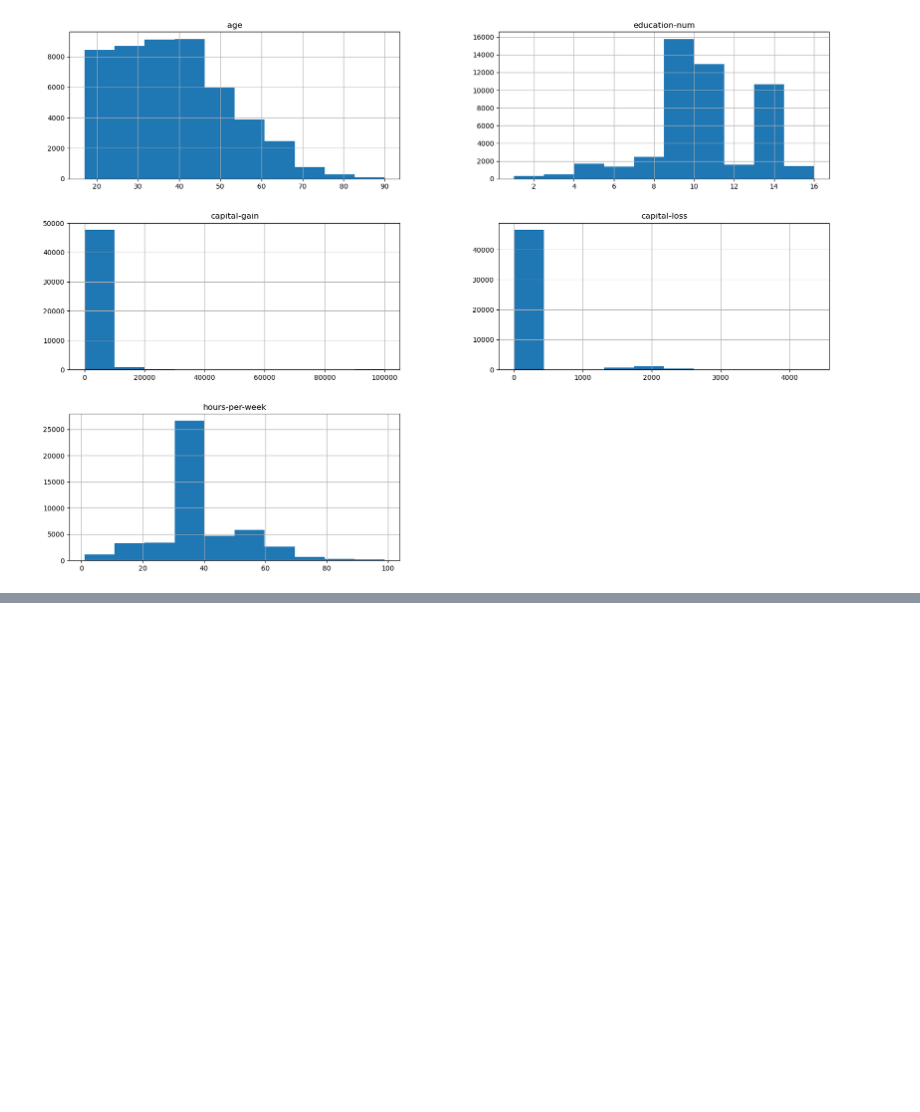
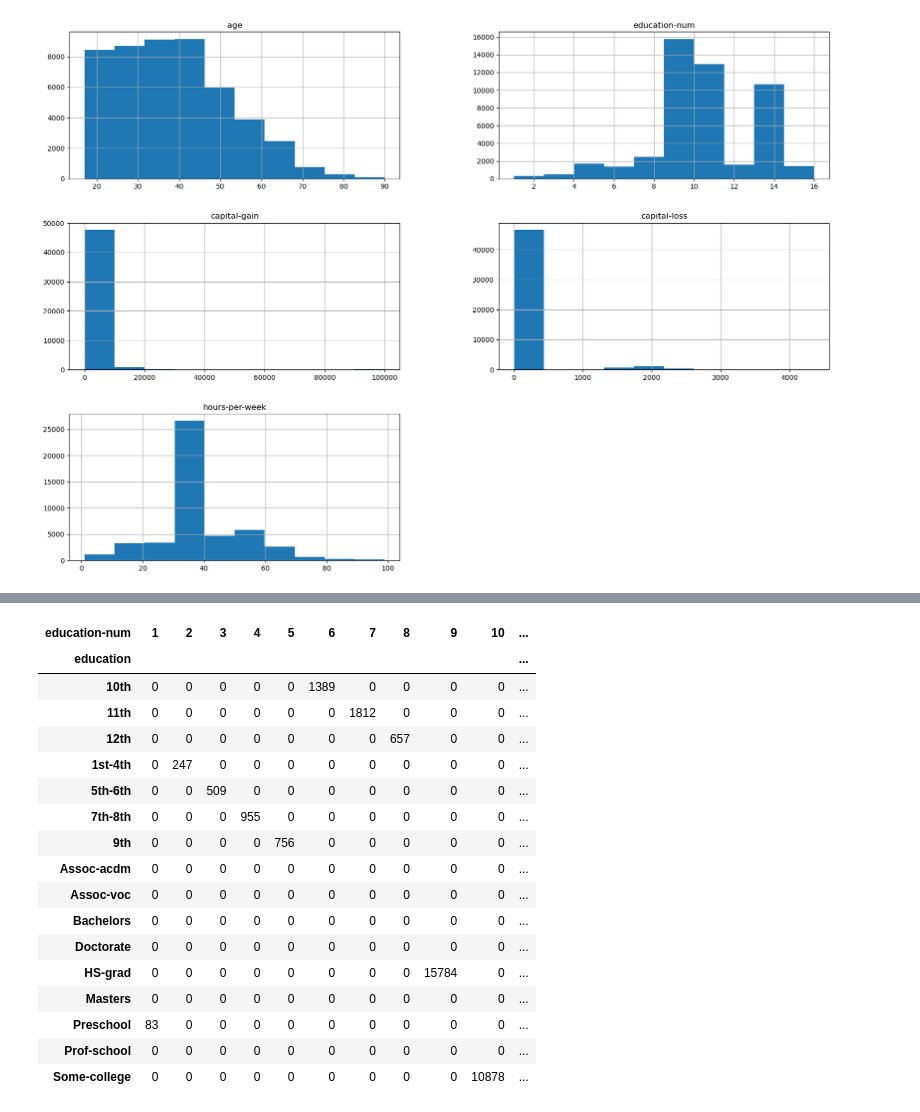
Before and after one commit to Pirouz-Nourian/scikit-learn-mooc, a Jupyter notebook: lesson/lesson1-data_exploration.ipynb, the cells around one changed output, grey strips where cells are left out. Cells and saved outputs as stored; diff of their text form; code cells hidden in the pictures; blank space fills up the shorter version.

```diff
--- a/lesson/lesson1-data_exploration.ipynb
+++ b/lesson/lesson1-data_exploration.ipynb
@@ -80,0 +127,23 @@ _=adult_census.hist(figsize=(20,14))
+# %%
+pd.crosstab(index=adult_census["education"],columns=adult_census["education-num"])
+
+#it turns out that the two columns are highly correlated (they have the same info content)
+# %% [output]
+| education-num | 1 | 2 | 3 | 4 | 5 | 6 | 7 | 8 | 9 | 10 | ... |
+| education |  |  |  |  |  |  |  |  |  |  | ... |
+| 10th | 0 | 0 | 0 | 0 | 0 | 1389 | 0 | 0 | 0 | 0 | ... |
+| 11th | 0 | 0 | 0 | 0 | 0 | 0 | 1812 | 0 | 0 | 0 | ... |
+| 12th | 0 | 0 | 0 | 0 | 0 | 0 | 0 | 657 | 0 | 0 | ... |
+| 1st-4th | 0 | 247 | 0 | 0 | 0 | 0 | 0 | 0 | 0 | 0 | ... |
+| 5th-6th | 0 | 0 | 509 | 0 | 0 | 0 | 0 | 0 | 0 | 0 | ... |
+| 7th-8th | 0 | 0 | 0 | 955 | 0 | 0 | 0 | 0 | 0 | 0 | ... |
+| 9th | 0 | 0 | 0 | 0 | 756 | 0 | 0 | 0 | 0 | 0 | ... |
+| Assoc-acdm | 0 | 0 | 0 | 0 | 0 | 0 | 0 | 0 | 0 | 0 | ... |
+| Assoc-voc | 0 | 0 | 0 | 0 | 0 | 0 | 0 | 0 | 0 | 0 | ... |
+| Bachelors | 0 | 0 | 0 | 0 | 0 | 0 | 0 | 0 | 0 | 0 | ... |
+| Doctorate | 0 | 0 | 0 | 0 | 0 | 0 | 0 | 0 | 0 | 0 | ... |
+| HS-grad | 0 | 0 | 0 | 0 | 0 | 0 | 0 | 0 | 15784 | 0 | ... |
+| Masters | 0 | 0 | 0 | 0 | 0 | 0 | 0 | 0 | 0 | 0 | ... |
+| Preschool | 83 | 0 | 0 | 0 | 0 | 0 | 0 | 0 | 0 | 0 | ... |
+| Prof-school | 0 | 0 | 0 | 0 | 0 | 0 | 0 | 0 | 0 | 0 | ... |
+| Some-college | 0 | 0 | 0 | 0 | 0 | 0 | 0 | 0 | 0 | 10878 | ... |
```
Also changed, not shown: parts of 3 cells of this notebook.
